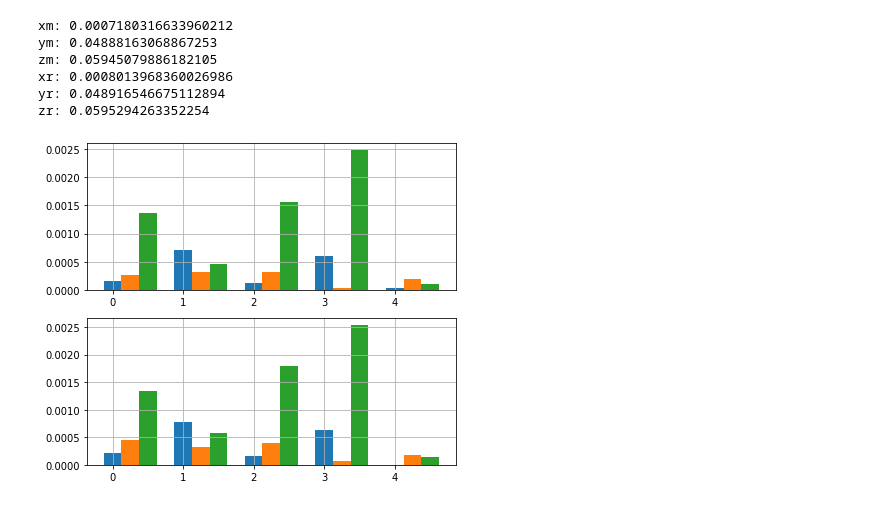
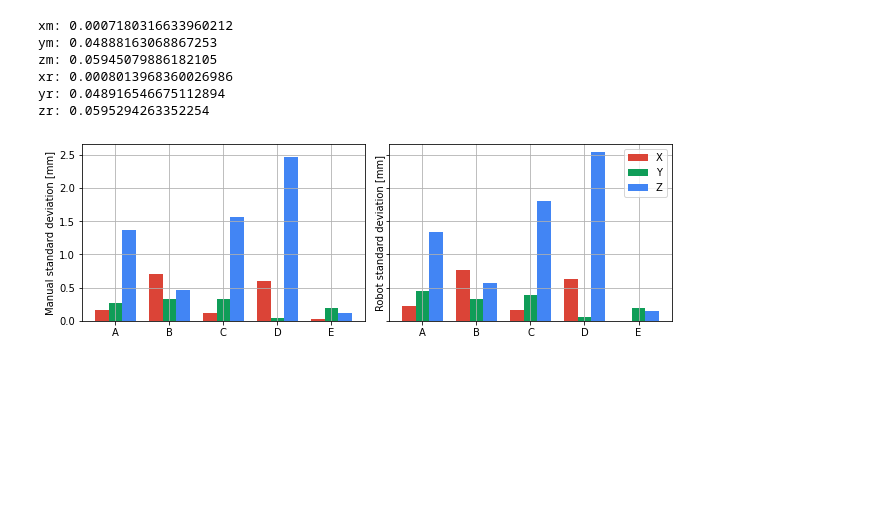
Before and after one commit to fzoric8/ros_utils, a Jupyter notebook: play/ClickMark.ipynb, the cells around one changed output. Saved outputs shown, nothing was run; the diff lists cells and outputs as text; code cells hidden in the pictures; blank space fills up the shorter version.

```diff
--- a/play/ClickMark.ipynb
+++ b/play/ClickMark.ipynb
@@ -129,6 +132,12 @@ exp1_csv = pd.read_csv(exp1)
 
 exp2 = "./ClickMarkExperiments/tocke2.csv"
 exp2_csv = pd.read_csv(exp2)
+
+
+# Specify colors
+G_RED = "#DB4437"
+G_GREEN= "#0F9D58"
+G_BLUE = "#4285F4"
 # %%
 import matplotlib.pyplot as plt
 
@@ -311,35 +321,55 @@ zm_std = convert_dict_to_list(zm_std_dev)
 xr_std = convert_dict_to_list(xr_std_dev)
 yr_std = convert_dict_to_list(yr_std_dev)
 zr_std = convert_dict_to_list(zr_std_dev)
+
+def scale(list_, num):
+
+    return [i*num for i in list_]
+
+m2mm = 1000;
+xm_std = scale(convert_dict_to_list(xm_std_dev), m2mm)
+ym_std = scale(convert_dict_to_list(ym_std_dev), m2mm)
+zm_std = scale(convert_dict_to_list(zm_std_dev), m2mm)
+xr_std = scale(convert_dict_to_list(xr_std_dev), m2mm)
+yr_std = scale(convert_dict_to_list(yr_std_dev), m2mm)
+zr_std = scale(convert_dict_to_list(zr_std_dev), m2mm)
 # %%
 import matplotlib.pyplot as plt
 import numpy as np
 
 # Assuming you have data for four points in the form of lists
 # Replace these lists with your actual data
-points = ['A', 'B', 'C', 'D', "E"]
+points = ['A', 'B', 'C', 'D', 'E']
 
-# Create subplots
-fig, axs = plt.subplots(2, 1, figsize=(6, 5))
 
-# Plotting
-bar_width = 0.25
-index = np.arange(len(points))
-axs[0].bar(index, xm_std, bar_width, label='X')
-axs[0].bar(index + bar_width, ym_std, bar_width, label='Y')
-axs[0].bar(index + 2 * bar_width, zm_std, bar_width, label='Z')
-axs[0].grid()
-axs[1].bar(index, xr_std, bar_width, label='X')
-axs[1].bar(index + bar_width, yr_std, bar_width, label='Y')
-axs[1].bar(index + 2 * bar_width, zr_std, bar_width, label='Z')
-axs[1].grid()
-#axs[0].xlabel('Points')
-#axs[0].ylabel('Standard Deviation')
-#axs[0].title('Standard Deviation of X, Y, Z at Different Points')
-#axs[0].xticks(index + bar_width, points)
-#axs[0].legend()
 
-plt.tight_layout()
-plt.show()
+def plot_std_dev(xm_std, ym_std, zm_std, xr_std, yr_std, zr_std, name="robot_manual"):
+    # Create subplots
+    fig, axs = plt.subplots(1, 2, figsize=(9, 3), sharey=True)
+    # Plotting
+    bar_width = 0.25
+    index = np.arange(len(points))
+    axs[0].bar(index - bar_width, xm_std, bar_width, label='X', color=G_RED)
+    axs[0].bar(index, ym_std, bar_width, label='Y', color=G_GREEN)
+    axs[0].bar(index + bar_width, zm_std, bar_width, label='Z', color=G_BLUE)
+    axs[0].grid()
+    axs[0].set_xticks(index)
+    axs[0].set_xticklabels(points)
+    axs[0].set_ylabel('Manual standard deviation [mm]')
+    axs[1].bar(index - bar_width, xr_std, bar_width, label='X', color=G_RED)
+    axs[1].bar(index, yr_std, bar_width, label='Y', color=G_GREEN)
+    axs[1].bar(index + bar_width, zr_std, bar_width, label='Z', color=G_BLUE)
+    axs[1].grid()
+    axs[1].set_xticks(index)
+    axs[1].set_xticklabels(points)
+    axs[1].set_ylabel('Robot standard deviation [mm]')
+    #axs[0].title('Standard Deviation of X, Y, Z at Different Points')
+    #axs[0].xticks(index + bar_width, points)
+    plt.legend()
+    plt.tight_layout()
+    plt.savefig("{}.pdf".format(name))
+    plt.show()
+
+plot_std_dev(xm_std, ym_std, zm_std, xr_std, yr_std, zr_std, name="rm1")
 # %% [output]
-[figure, old version]
+[figure, new version]
```
Also changed, not shown: parts of 11 cells of this notebook.
